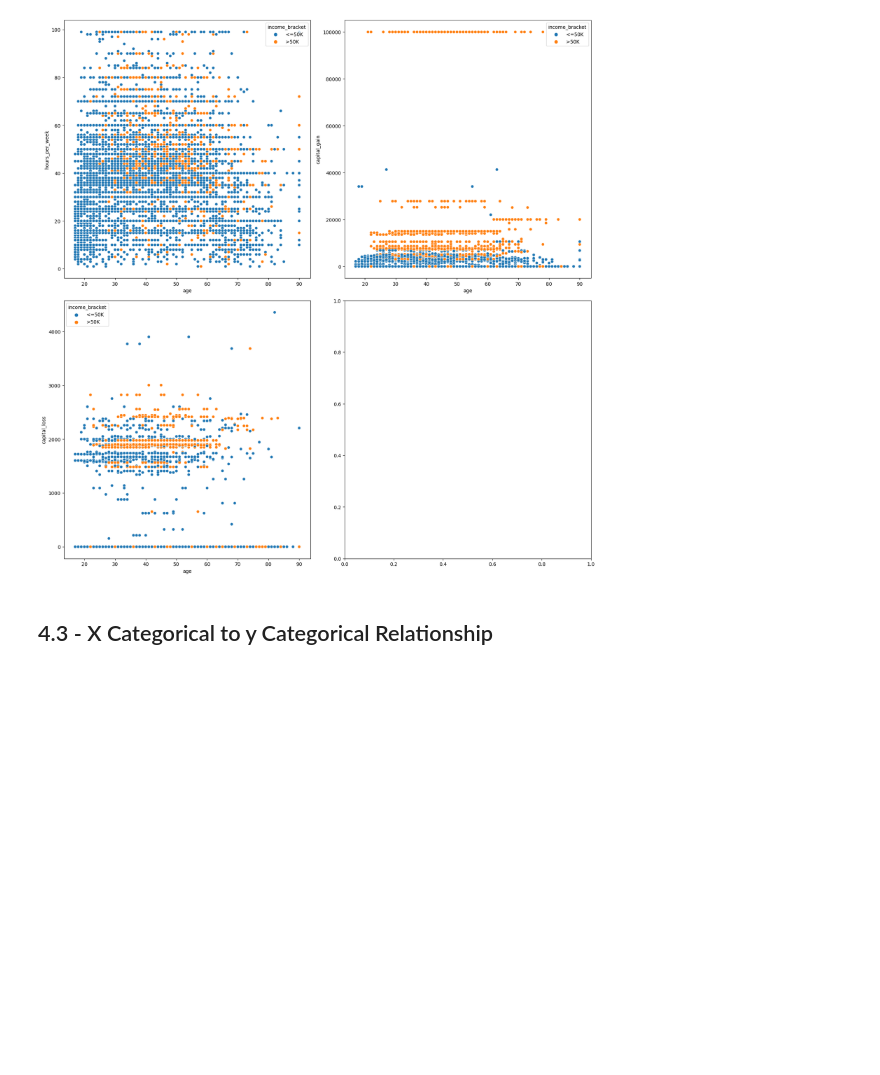
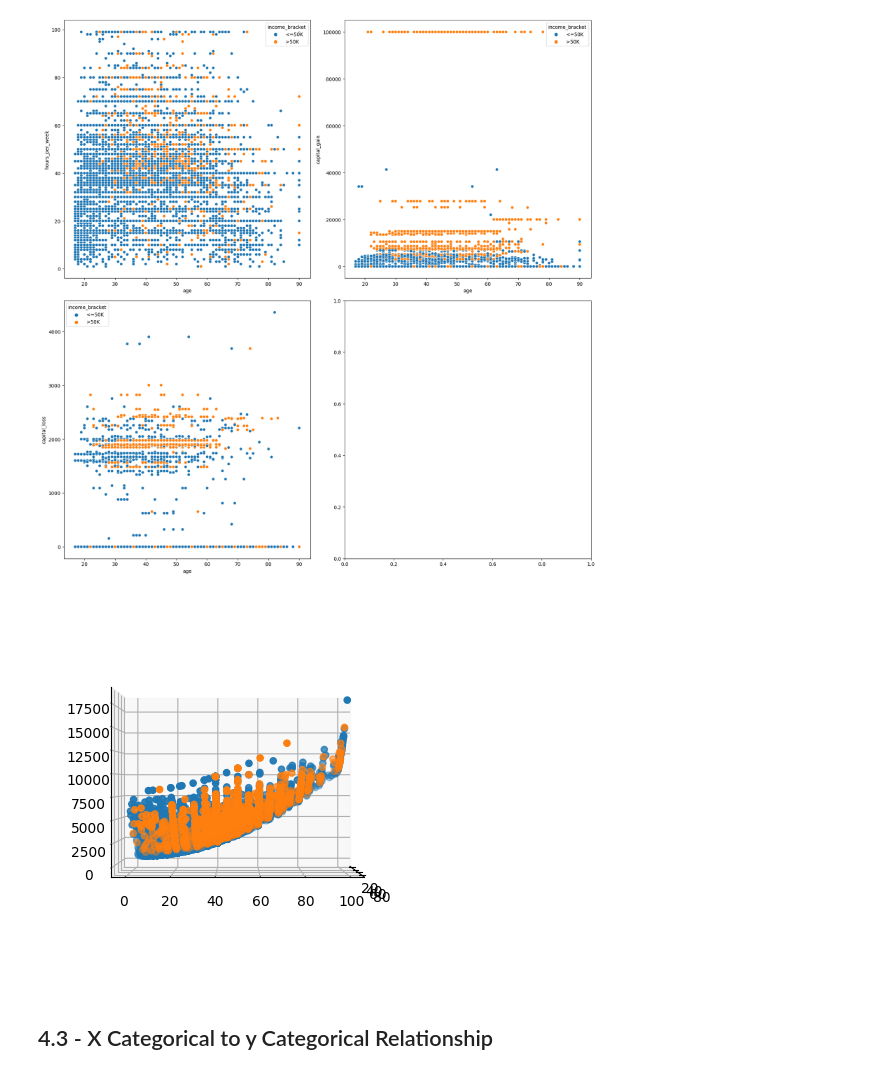
Before and after one commit to jasonrichdarmawan/p1-g2, a Jupyter notebook: h8dsft_P1W1LGSVM_jason_rich_darmawan_onggo_putra.ipynb, the cells around one changed output. Drawn from its saved outputs; the diff is of its cells as text; code cells hidden in the pictures; blank space fills up the shorter version.

```diff
--- a/h8dsft_P1W1LGSVM_jason_rich_darmawan_onggo_putra.ipynb
+++ b/h8dsft_P1W1LGSVM_jason_rich_darmawan_onggo_putra.ipynb
@@ -459,6 +459,30 @@ def isolate():
 isolate()
 # %% [output]
 [figure]
+# %%
+# trying to visualize feature 'age' and 'hours_per_week'.
+# the computer is better.
+def isolate():
+    fig = plt.figure()
+    ax = fig.add_subplot(projection='3d')
+
+    ax.scatter(data.loc[data['income_bracket'] == ' <=50K','age'],
+               data.loc[data['income_bracket'] == ' <=50K', 'hours_per_week'],
+               data.loc[data['income_bracket'] == ' <=50K','age']**2 +
+                data.loc[data['income_bracket'] == ' <=50K','hours_per_week']**2,
+               marker='o')
+
+    ax.scatter(data.loc[data['income_bracket'] == ' >50K','age'],
+               data.loc[data['income_bracket'] == ' >50K', 'hours_per_week'],
+               data.loc[data['income_bracket'] == ' >50K','age']**2 +
+                data.loc[data['income_bracket'] == ' >50K','hours_per_week']**2,
+               marker='o')
+
+    ax.view_init(0, 0)
+
+isolate()
+# %% [output]
+[figure, added]
 # %% [markdown]
 ## 4.3 - X Categorical to y Categorical Relationship
 # %% [markdown]
```
Also changed, not shown: parts of 2 cells of this notebook, 1 other file.
